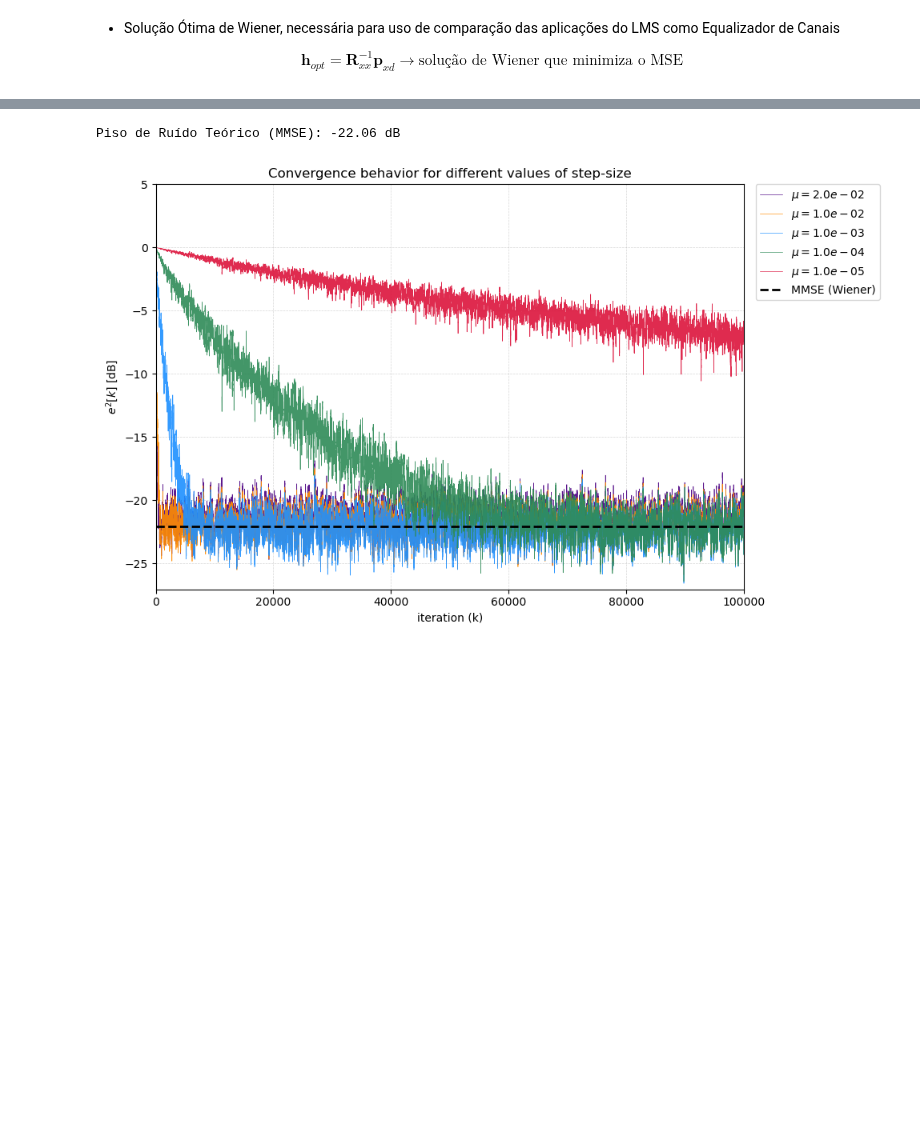
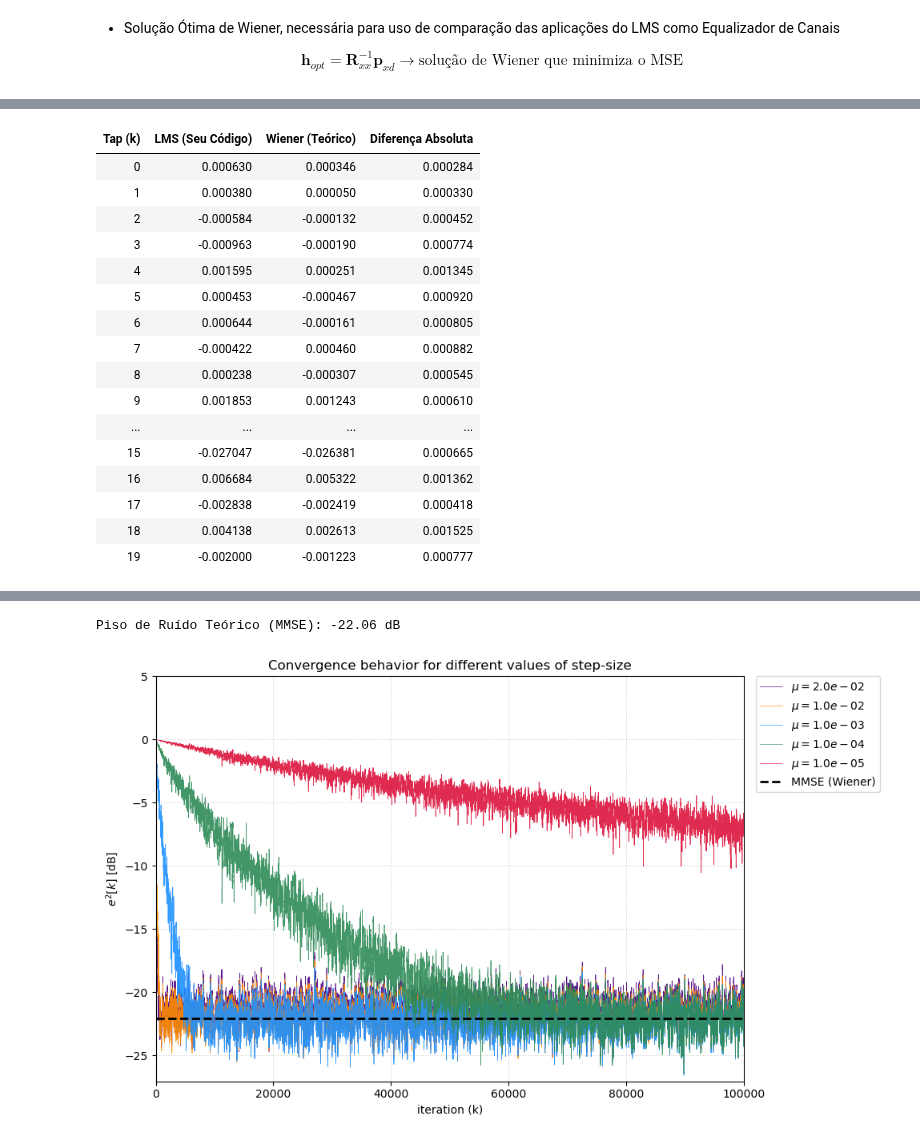
Before and after one commit to elmerfariass/DSPcap, a Jupyter notebook: Adpative Filter.ipynb, the cells around one changed output, grey strips where cells are left out. Cells and saved outputs as stored; diff of their text form; code cells hidden in the pictures; blank space fills up the shorter version.

```diff
--- a/Adpative Filter.ipynb
+++ b/Adpative Filter.ipynb
@@ -217,0 +337,79 @@ def solve_wiener(x_in, d_ref, N_filtro):
+# %%
+# --- 1. Preparação dos Dados ---
+data = {
+    'Tap (k)': range(len(h_lms)),
+    'LMS (Seu Código)': h_lms,
+    'Wiener (Teórico)': w_wiener,
+    'Diferença Absoluta': np.abs(h_lms - w_wiener)
+}
+
+df_comparacao = pd.DataFrame(data)
+
+# --- 2. Veredito Inteligente (Erro Relativo) ---
+
+# Calculamos a "Energia" (Magnitude L1) dos pesos ideais
+energia_wiener = np.sum(np.abs(w_wiener))
+# Calculamos o erro total acumulado
+erro_total = np.sum(df_comparacao['Diferença Absoluta'])
+
+# Erro Relativo Percentual (O "NPD" - Normalized weight Deviation)
+erro_relativo_perc = (erro_total / energia_wiener) * 100
+
+# Definindo limiares de rigor
+if erro_relativo_perc < 1.0:
+    status = "✅ CONVERGÊNCIA EXCELENTE (< 1%)"
+    cor_status = "green"
+elif erro_relativo_perc < 5.0:
+    status = "⚠️ CONVERGÊNCIA ACEITÁVEL (< 5%)"
+    cor_status = "orange"
+else:
+    status = "❌ DIVERGIU / RUIM (> 5%)"
+    cor_status = "red"
+
+print(f"STATUS: {status}")
+print(f"Erro Relativo Global: {erro_relativo_perc:.4f}%")
+print(f"Erro Médio Absoluto (MAE): {df_comparacao['Diferença Absoluta'].mean():.6f}")
+
+# --- 3. Tabela Estilizada ---
+
+tabela_ajustada = (df_comparacao.style
+    .format({
+        'Tap (k)': '{:.0f}',
+        'LMS (Seu Código)': '{:.6f}',
+        'Wiener (Teórico)': '{:.6f}',
+        'Diferença Absoluta': '{:.6f}'
+    })
+    .hide(axis='index')
+
+    # Heatmap agora é mais sensível (ajustado para 0.005)
+    # Qualquer erro acima de 0.005 já vai ficar bem vermelho
+    .background_gradient(subset=['Diferença Absoluta'], cmap='RdYlGn_r', vmin=0, vmax=0.005)
+
+    .set_table_styles([
+        {'selector': 'th', 'props': [
+            ('background-color', '#2F5496'),
+            ('color', 'white'),
+            ('font-family', 'Arial'),
+            ('text-align', 'center')
+        ]},
+        {'selector': 'td', 'props': [
+            ('text-align', 'center'),
+            ('font-family', 'Arial'),
+            ('border-bottom', '1px solid #eee')
+        ]},
+        {'selector': 'caption', 'props': [
+            ('caption-side', 'top'),
+            ('font-size', '16px'),
+            ('font-weight', 'bold'),
+            ('color', cor_status), # A cor do título muda com o status!
+            ('padding', '10px')
+        ]}
+    ])
+    .set_caption(f"Status Final: {status} (Erro: {erro_relativo_perc:.2f}%)")
+)
+
+try:
+    display(tabela_ajustada)
+except NameError:
+    print(df_comparacao)
+# %% [output]
@@ -217,0 +420,17 @@ def solve_wiener(x_in, d_ref, N_filtro):
+| Tap (k) | LMS (Seu Código) | Wiener (Teórico) | Diferença Absoluta |
+| 0 | 0.000630 | 0.000346 | 0.000284 |
+| 1 | 0.000380 | 0.000050 | 0.000330 |
+| 2 | -0.000584 | -0.000132 | 0.000452 |
+| 3 | -0.000963 | -0.000190 | 0.000774 |
+| 4 | 0.001595 | 0.000251 | 0.001345 |
+| 5 | 0.000453 | -0.000467 | 0.000920 |
+| 6 | 0.000644 | -0.000161 | 0.000805 |
+| 7 | -0.000422 | 0.000460 | 0.000882 |
+| 8 | 0.000238 | -0.000307 | 0.000545 |
+| 9 | 0.001853 | 0.001243 | 0.000610 |
+| ... | ... | ... | ... |
+| 15 | -0.027047 | -0.026381 | 0.000665 |
+| 16 | 0.006684 | 0.005322 | 0.001362 |
+| 17 | -0.002838 | -0.002419 | 0.000418 |
+| 18 | 0.004138 | 0.002613 | 0.001525 |
+| 19 | -0.002000 | -0.001223 | 0.000777 |
```
Also changed, not shown: parts of 12 cells of this notebook.
